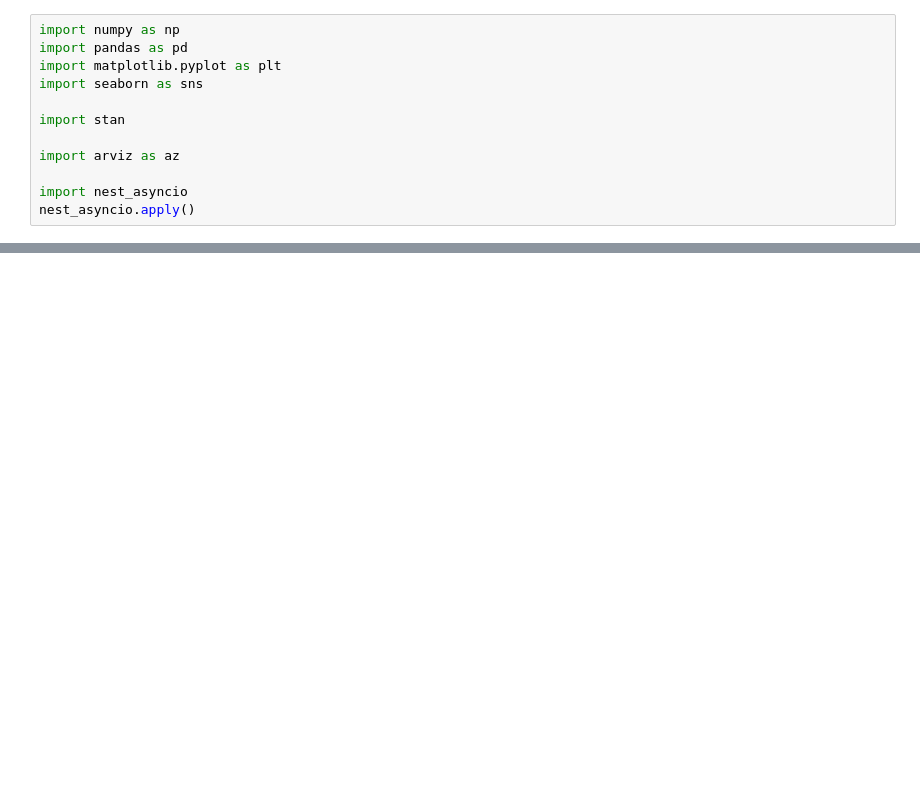
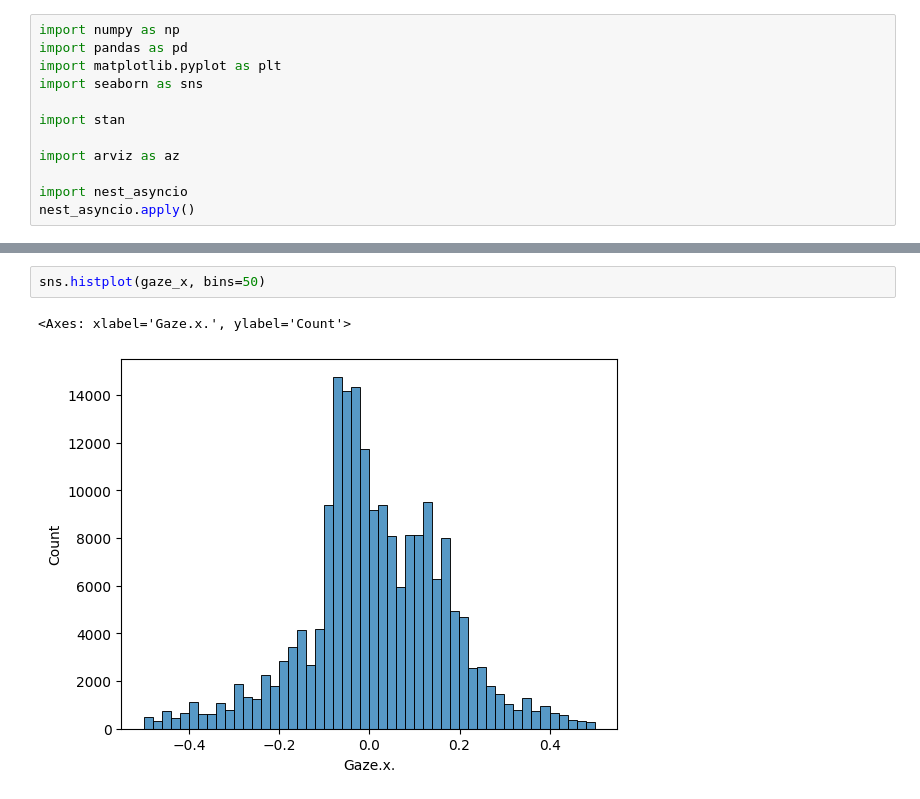
Before and after one commit to jerrymhuang/DreamDrone, a Jupyter notebook: FinalProject/exploration/stan_gaze.ipynb, the cells around one changed output, grey strips where cells are left out. Drawn from its saved outputs; the diff is of its cells as text; blank space fills up the shorter version.

```diff
--- a/FinalProject/exploration/stan_gaze.ipynb
+++ b/FinalProject/exploration/stan_gaze.ipynb
@@ -33,0 +46,5 @@ sns.scatterplot(x=dataset['Gaze.x.'], y=dataset['Gaze.y.'])
+# %%
+sns.histplot(gaze_x, bins=50)
+# %% [output]
+<Axes: xlabel='Gaze.x.', ylabel='Count'>
+[figure, added]
```
Also changed, not shown: parts of 12 cells of this notebook.
